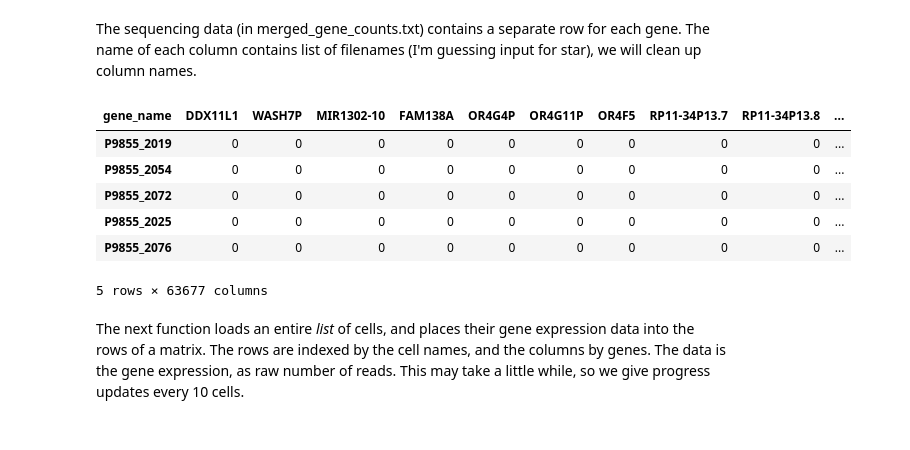
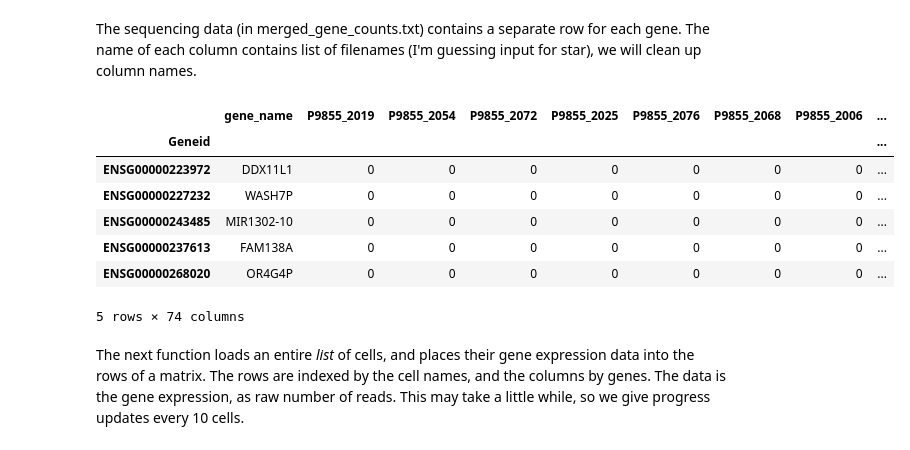
Before and after one commit to PrincessDianasaur/kimmer, a Jupyter notebook: mrn/p9855_mrn.ipynb, the cells around one changed output. Drawn from its saved outputs; the diff is of its cells as text; code cells hidden in the pictures.

```diff
--- a/mrn/p9855_mrn.ipynb
+++ b/mrn/p9855_mrn.ipynb
@@ -99,20 +99,21 @@ array(['A03', 'A05', 'A12', 'D09', 'D12', 'F10', 'H01', 'H10', 'A08',
 # %% [markdown]
 The sequencing data (in merged_gene_counts.txt) contains a separate row for each  gene.  The name of each column contains list of filenames (I'm guessing input for star), we will clean up column names.
 # %%
-read_merged_genes = pd.read_csv('merged_gene_counts.txt', sep='\t', index_col=1)
+read_merged_genes = pd.read_csv('merged_gene_counts.txt', sep='\t', index_col=0)
 read_merged_genes.columns = read_merged_genes.columns.str[:10] # 10 characters in P9855_20**
-read_merged_genes.drop(['Geneid'],axis=1, inplace=True)
-read_merged_genes = read_merged_genes.transpose() # tanspose dataframe for later analysis infrastructure
+#read_merged_genes.drop(['gene_name'],axis=1, inplace=True)
+#read_merged_genes = read_merged_genes.transpose() # tanspose dataframe for later analysis infrastructure
 #read_merged_genes.index.names = ['Sample_ID']
 read_merged_genes.head()
 # %% [output]
-| gene_name | DDX11L1 | WASH7P | MIR1302-10 | FAM138A | OR4G4P | OR4G11P | OR4F5 | RP11-34P13.7 | RP11-34P13.8 | ... |
-| P9855_2019 | 0 | 0 | 0 | 0 | 0 | 0 | 0 | 0 | 0 | ... |
-| P9855_2054 | 0 | 0 | 0 | 0 | 0 | 0 | 0 | 0 | 0 | ... |
-| P9855_2072 | 0 | 0 | 0 | 0 | 0 | 0 | 0 | 0 | 0 | ... |
-| P9855_2025 | 0 | 0 | 0 | 0 | 0 | 0 | 0 | 0 | 0 | ... |
-| P9855_2076 | 0 | 0 | 0 | 0 | 0 | 0 | 0 | 0 | 0 | ... |
+|  | gene_name | P9855_2019 | P9855_2054 | P9855_2072 | P9855_2025 | P9855_2076 | P9855_2068 | P9855_2006 | ... |
+| Geneid |  |  |  |  |  |  |  |  | ... |
+| ENSG00000223972 | DDX11L1 | 0 | 0 | 0 | 0 | 0 | 0 | 0 | ... |
+| ENSG00000227232 | WASH7P | 0 | 0 | 0 | 0 | 0 | 0 | 0 | ... |
+| ENSG00000243485 | MIR1302-10 | 0 | 0 | 0 | 0 | 0 | 0 | 0 | ... |
+| ENSG00000237613 | FAM138A | 0 | 0 | 0 | 0 | 0 | 0 | 0 | ... |
+| ENSG00000268020 | OR4G4P | 0 | 0 | 0 | 0 | 0 | 0 | 0 | ... |
-5 rows × 63677 columns
+5 rows × 74 columns
 # %%
 read_merged_genes.to_pickle('P9855_rawreads.pkl') # Save file as a pickle.
 meta_bulks.to_pickle('P9855_meta.pkl') # Pickle the metadata too.
```
Also changed, not shown: parts of 6 cells of this notebook, 1 other file.
